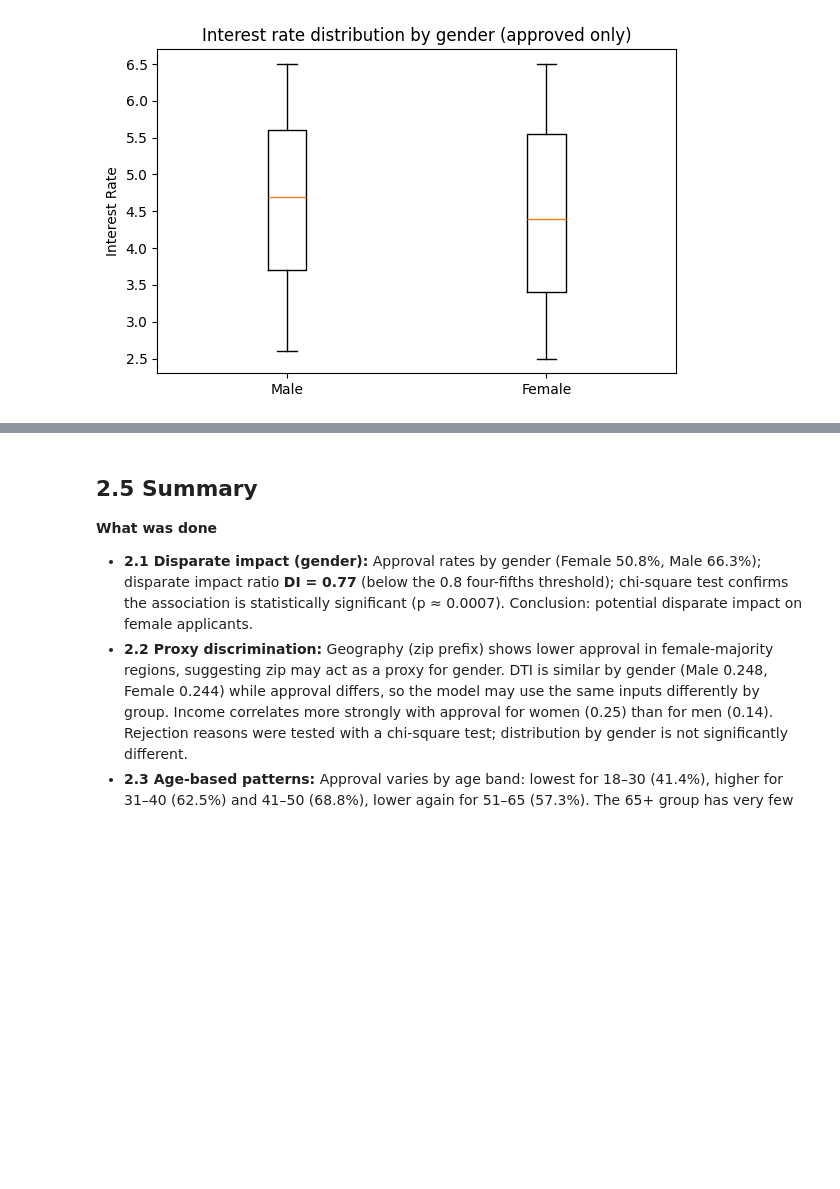
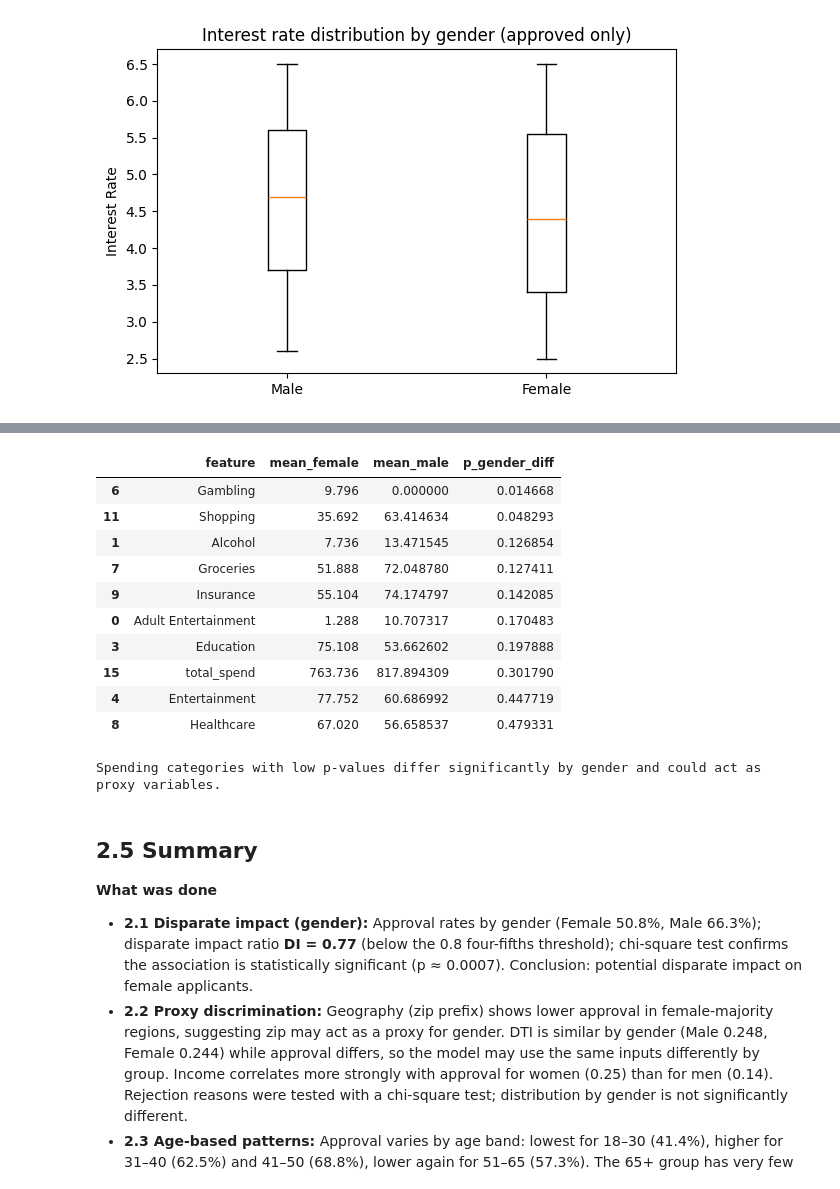
Before and after one commit to PC66323/2606_Data-Ecosystems_G14_novacred, a Jupyter notebook: notebooks/02-bias-analysis.ipynb, the cells around one changed output, grey strips where cells are left out. Saved outputs shown, nothing was run; the diff lists cells and outputs as text; code cells hidden in the pictures; blank space fills up the shorter version.

Commit message:
Add spending behaviour proxy discrimination analysis

```diff
--- a/notebooks/02-bias-analysis.ipynb
+++ b/notebooks/02-bias-analysis.ipynb
@@ -431,3 +437,79 @@ Mann-Whitney p-value: 0.32643478557106154
+# %%
+spend_col = "spending_behavior"
+
+def parse_spend(x):
+    if pd.isna(x):
+        return []
+    try:
+        return ast.literal_eval(x)
+    except Exception:
+        return []
+
+# Convert nested spending behaviour into long format
+rows = []
+for _, r in df[["_id", spend_col]].iterrows():
+    items = parse_spend(r[spend_col])
+    for it in items:
+        rows.append({
+            "_id": r["_id"],
+            "category": it.get("category"),
+            "amount": float(it.get("amount", 0))
+        })
+
+spend_long = pd.DataFrame(rows)
+
+# Pivot into features
+spend_wide = spend_long.pivot_table(
+    index="_id",
+    columns="category",
+    values="amount",
+    aggfunc="sum",
+    fill_value=0
+)
+
+spend_wide["total_spend"] = spend_wide.sum(axis=1)
+
+# Merge with main dataframe
+df_sp = df.merge(spend_wide.reset_index(), on="_id", how="left").fillna(0)
+df_sp = df_sp[df_sp[gender_col].isin(["Male", "Female"])].copy()
+df_sp["is_female"] = (df_sp[gender_col] == "Female").astype(int)
+
+# Test gender differences per spending category
+results = []
+
+for feat in spend_wide.columns:
+    f = df_sp.loc[df_sp["is_female"] == 1, feat]
+    m = df_sp.loc[df_sp["is_female"] == 0, feat]
+
+    p_gender = stats.mannwhitneyu(f, m, alternative="two-sided").pvalue
+
+    results.append([
+        feat,
+        f.mean(),
+        m.mean(),
+        p_gender
+    ])
+
+proxy_spend = pd.DataFrame(
+    results,
+    columns=["feature", "mean_female", "mean_male", "p_gender_diff"]
+).sort_values("p_gender_diff")
+
+display(proxy_spend.head(10))
+print("\nSpending categories with low p-values differ significantly by gender and could act as proxy variables.")
+# %% [output]
+|  | feature | mean_female | mean_male | p_gender_diff |
+| 6 | Gambling | 9.796 | 0.000000 | 0.014668 |
+| 11 | Shopping | 35.692 | 63.414634 | 0.048293 |
+| 1 | Alcohol | 7.736 | 13.471545 | 0.126854 |
+| 7 | Groceries | 51.888 | 72.048780 | 0.127411 |
+| 9 | Insurance | 55.104 | 74.174797 | 0.142085 |
+| 0 | Adult Entertainment | 1.288 | 10.707317 | 0.170483 |
+| 3 | Education | 75.108 | 53.662602 | 0.197888 |
+| 15 | total_spend | 763.736 | 817.894309 | 0.301790 |
+| 4 | Entertainment | 77.752 | 60.686992 | 0.447719 |
+| 8 | Healthcare | 67.020 | 56.658537 | 0.479331 |
+Spending categories with low p-values differ significantly by gender and could act as proxy variables.
 # %% [markdown]
 ## 2.5 Summary
 
```
Also changed, not shown: parts of 1 cell of this notebook.
